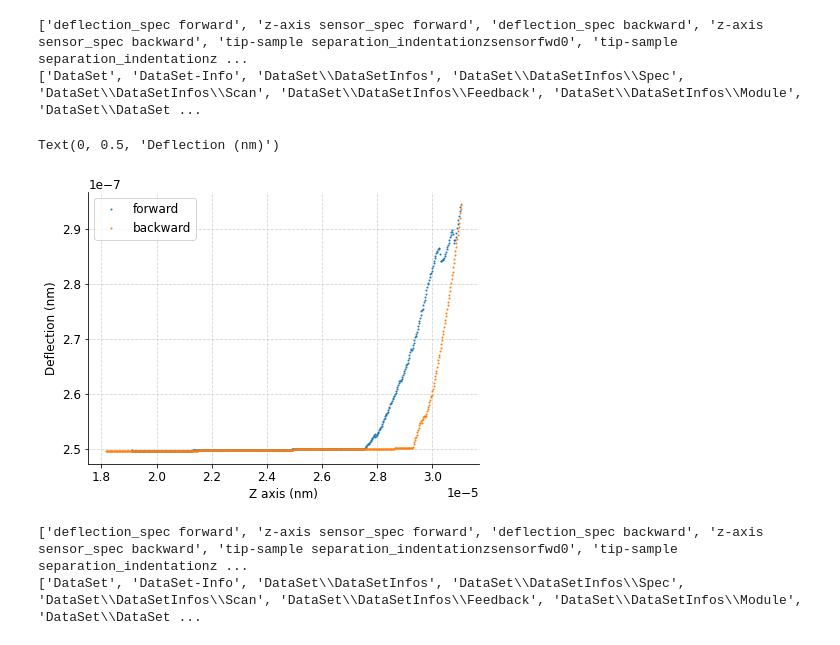
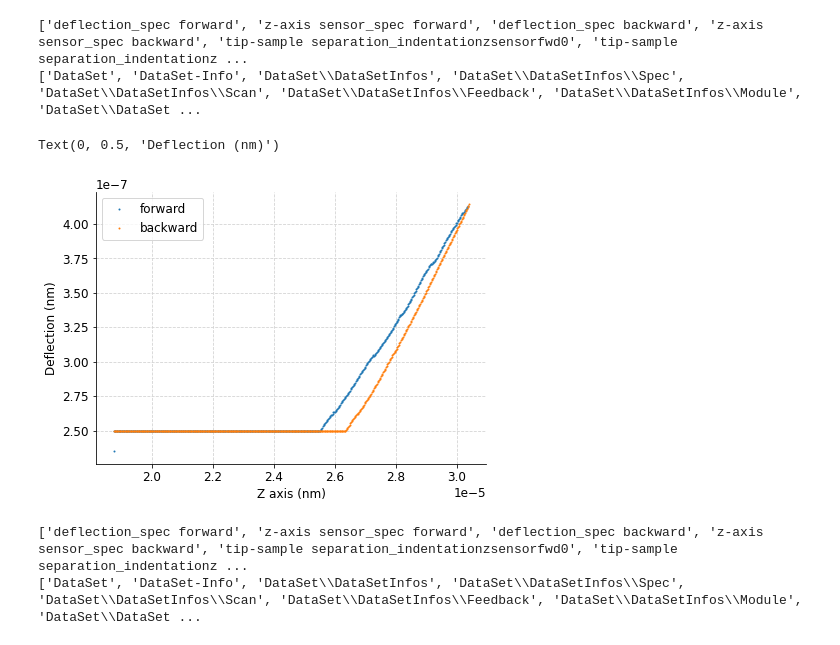
Before and after one commit to sungwoo306/Hydrogel, a Jupyter notebook: notebooks/20230106/regular hydrogel.ipynb, the cells around one changed output. Drawn from its saved outputs; the diff is of its cells as text; code cells hidden in the pictures.

```diff
--- a/notebooks/20230106/regular hydrogel.ipynb
+++ b/notebooks/20230106/regular hydrogel.ipynb
@@ -95,37 +95,37 @@ def read_nid(filepath: str | Path):
 
 
 #%%
-file = "./Image00812.nid"
+file = "../../data/afm/20230106/regular hydrogel/Image00822.nid"
 config, data = read_nid(file)
 print(list(data.keys()))
 print(list(config.sections()))
 #%%
 import matplotlib
 import matplotlib.pyplot as plt
 
 matplotlib.rc("font", size=12)
 matplotlib.rc("axes", grid=True)
 matplotlib.rc("axes.spines", top=False, right=False)
 matplotlib.rc("grid", linestyle="--", color="lightgray")
 
 
 fig, ax = plt.subplots(1, 1, figsize=(7, 5), sharex=True)
 for mode in ("forward", "backward"):
     ax.plot(
         data[f"z-axis sensor_spec {mode}"],
         data[f"deflection_spec {mode}"],
         ".",
         markersize=2,
         label=mode,
     )
 ax.legend()
 ax.set_xlabel("Z axis (nm)")
 ax.set_ylabel("Deflection (nm)")
 # %% [output]
 ['deflection_spec forward', 'z-axis sensor_spec forward', 'deflection_spec backward', 'z-axis sensor_spec backward', 'tip-sample separation_indentationzsensorfwd0', 'tip-sample separation_indentationz ...
 ['DataSet', 'DataSet-Info', 'DataSet\\DataSetInfos', 'DataSet\\DataSetInfos\\Spec', 'DataSet\\DataSetInfos\\Scan', 'DataSet\\DataSetInfos\\Feedback', 'DataSet\\DataSetInfos\\Module', 'DataSet\\DataSet ...
 Text(0, 0.5, 'Deflection (nm)')
-[figure, old version]
+[figure, new version]
 # %%
 #%%
 from pathlib import Path
```
Also changed, not shown: 6 other files.
